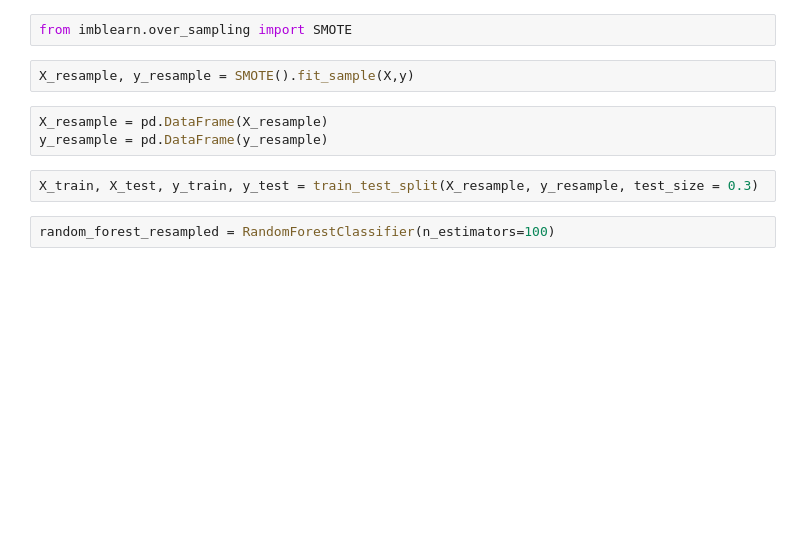
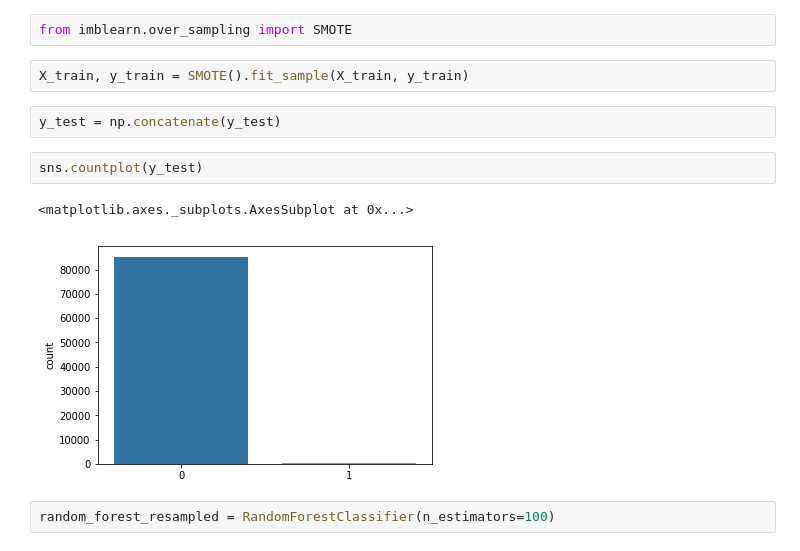
Before and after one commit to shreyas219/creditCardFraudDetection, a Jupyter notebook: CreditCard.ipynb, the cells around one changed output. Drawn from its saved outputs; the diff is of its cells as text; blank space fills up the shorter version.

```diff
--- a/CreditCard.ipynb
+++ b/CreditCard.ipynb
@@ -118,13 +120,15 @@ sns.countplot(x = 'Class', data=dataset)
 [figure]
 # %%
 from imblearn.over_sampling import SMOTE
-# %%
-X_resample, y_resample = SMOTE().fit_sample(X,y)
-# %%
-X_resample = pd.DataFrame(X_resample)
-y_resample = pd.DataFrame(y_resample)
-# %%
-X_train, X_test, y_train, y_test = train_test_split(X_resample, y_resample, test_size = 0.3)
+# %%
+X_train, y_train = SMOTE().fit_sample(X_train, y_train)
+# %%
+y_test = np.concatenate(y_test)
+# %%
+sns.countplot(y_test)
+# %% [output]
+<matplotlib.axes._subplots.AxesSubplot at 0x...>
+[figure, added]
 # %%
 random_forest_resampled = RandomForestClassifier(n_estimators=100)
 # %%
```
Also changed, not shown: parts of 10 cells of this notebook.
